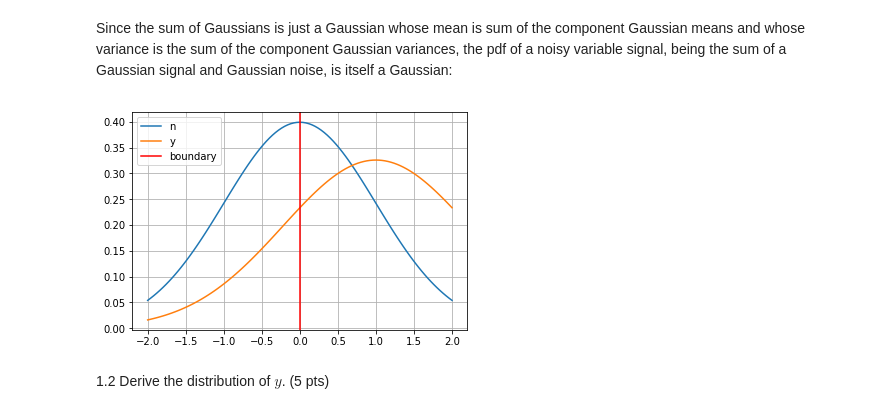
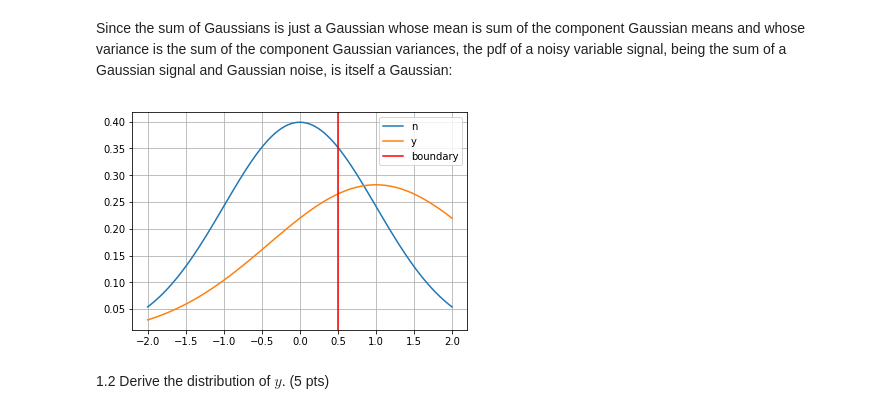
Before and after one commit to brennanmcfarland/computational-perception-class, a Jupyter notebook: CP-A1-bfm21.ipynb, the cells around one changed output. Cells and saved outputs as stored; diff of their text form; code cells hidden in the pictures.

```diff
--- a/CP-A1-bfm21.ipynb
+++ b/CP-A1-bfm21.ipynb
@@ -60,13 +61,13 @@ Since the sum of Gaussians is just a Gaussian whose mean is sum of the component
 def noisy_gaussian_signal_distribution(mu_x, sigma_squared_x, mu_n, sigma_squared_n):
     return gaussian_distribution(mu_x + mu_n, sigma_squared_x + sigma_squared_n)
 # %%
-sig_mean, sig_variance = 1, .5
+sig_mean, sig_variance = 1, 1
 plot_function(gaussian_noise_distribution(noise_mean, noise_variance), min=xmin, max=xmax, label='n')
 plot_function(noisy_gaussian_signal_distribution(sig_mean, sig_variance, noise_mean, noise_variance), min=xmin, max=xmax, label='y')
-plot_boundary(0, label='boundary') # TODO: actually plot this right
+plot_boundary((noise_mean + sig_mean)/2, label='boundary') # TODO: actually plot this right
 show_graph()
 # %% [output]
-[figure, old version]
+[figure, new version]
 # %% [markdown]
 1.2 Derive the distribution of $y$. (5 pts)
 # %% [markdown]
```
Also changed, not shown: parts of 15 cells of this notebook.
